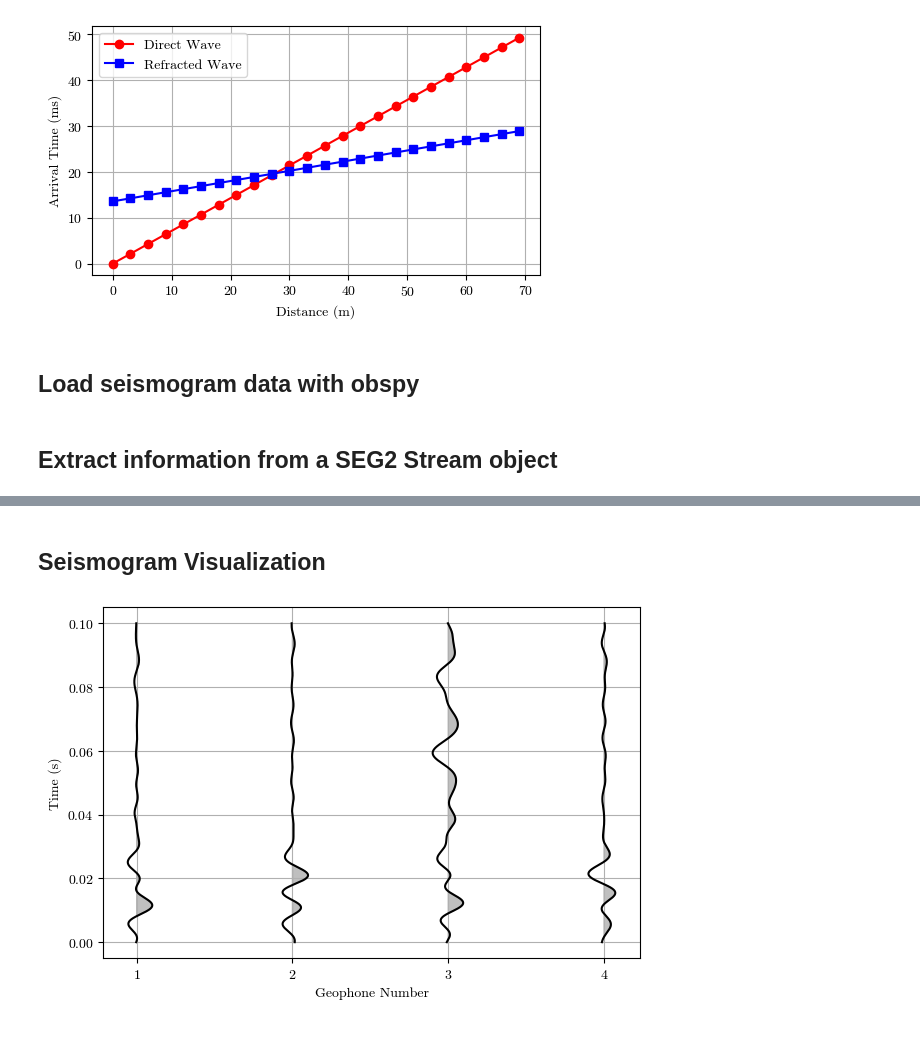
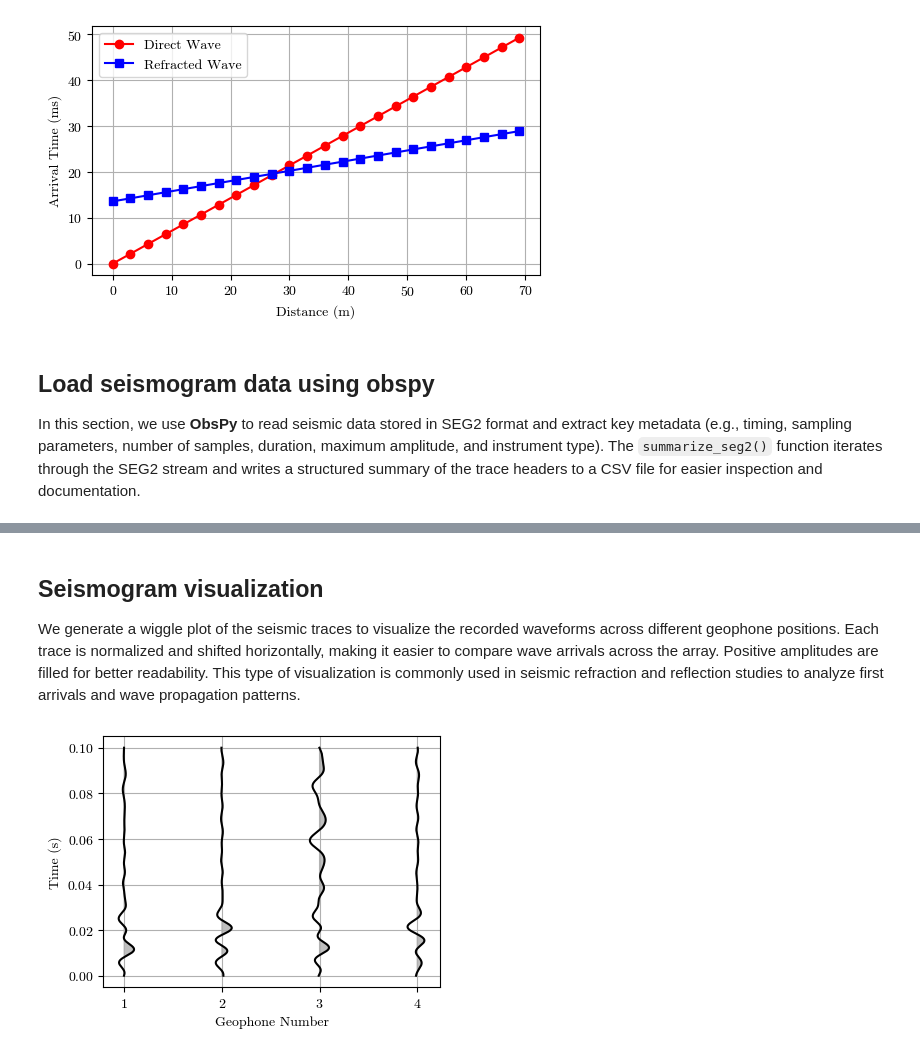
Before and after one commit to oscar-rincon/seismic-refraction-analysis, a Jupyter notebook: sesimic-refraction-analysis.ipynb, the cells around one changed output, grey strips where cells are left out. Drawn from its saved outputs; the diff is of its cells as text; code cells hidden in the pictures.

```diff
--- a/sesimic-refraction-analysis.ipynb
+++ b/sesimic-refraction-analysis.ipynb
@@ -194,4 +197,6 @@ Crossover distance = 27.59 m
 Depth to refractor = 10.00 m, ground truth = 10.00 m
 [figure]
 # %% [markdown]
-## Load seismogram data with obspy
+## Load seismogram data using obspy
+
+In this section, we use **ObsPy** to read seismic data stored in SEG2 format and extract key metadata (e.g., timing, sampling parameters, number of samples, duration, maximum amplitude, and instrument type). The `summarize_seg2()` function iterates through the SEG2 stream and writes a structured summary of the trace headers to a CSV file for easier inspection and documentation.
@@ -201,3 +203 @@ st = obspy.read("refraction_data/2025-08-13_11-24.seg2", format="seg2")
-# %% [markdown]
-## Extract information from a SEG2 Stream object
 # %%
@@ -249,42 +250,42 @@ df
 | 2 | 3 | 2025-08-13T11:24:51.000000Z | 2025-08-13T11:24:51.099969Z | 0.000031 | 32000.0 | 3200 | ... |
 | 3 | 4 | 2025-08-13T11:24:51.000000Z | 2025-08-13T11:24:51.099969Z | 0.000031 | 32000.0 | 3200 | ... |
 # %% [markdown]
-## Seismogram Visualization
+## Seismogram visualization
+
+We generate a wiggle plot of the seismic traces to visualize the recorded waveforms across different geophone positions. Each trace is normalized and shifted horizontally, making it easier to compare wave arrivals across the array. Positive amplitudes are filled for better readability. This type of visualization is commonly used in seismic refraction and reflection studies to analyze first arrivals and wave propagation patterns.
 # %%
 # Sort by station
 st.sort(['station'])
 
 # Time axis
 npts = st[0].stats.npts
 dt = st[0].stats.delta
 time = np.linspace(0, npts * dt, npts)
 
 # Receiver positions = geophone number (index starting from 1)
 receiver_positions = np.arange(len(st)) + 1
 
 # Create data matrix: columns = traces
 data = np.array([tr.data for tr in st]).T
 
-# --------------------
-# PLOTTING
-# --------------------
-plt.figure(figsize=(6, 4))
+# Plot wiggle traces
+plt.figure(figsize=(4, 3))
 scale = 0.1  # horizontal scale factor for wiggle traces
 
 for i, xpos in enumerate(receiver_positions):
     trace = data[:, i]
     trace = trace / np.max(np.abs(trace))  # normalize trace
 
     plt.plot(trace * scale + xpos, time, 'k')  # wiggle trace
     plt.fill_betweenx(time, xpos, trace * scale + xpos,
                       where=trace > 0, color='gray', alpha=0.5)
 
 # Axis labels and formatting
 plt.xlabel("Geophone Number", fontsize=10)
 plt.ylabel("Time (s)", fontsize=10)
 plt.xticks(receiver_positions)
 plt.grid(True)
 
 plt.show()
 # %% [output]
-[figure, old version]
+[figure, new version]
```
Also changed, not shown: parts of 4 cells of this notebook.
